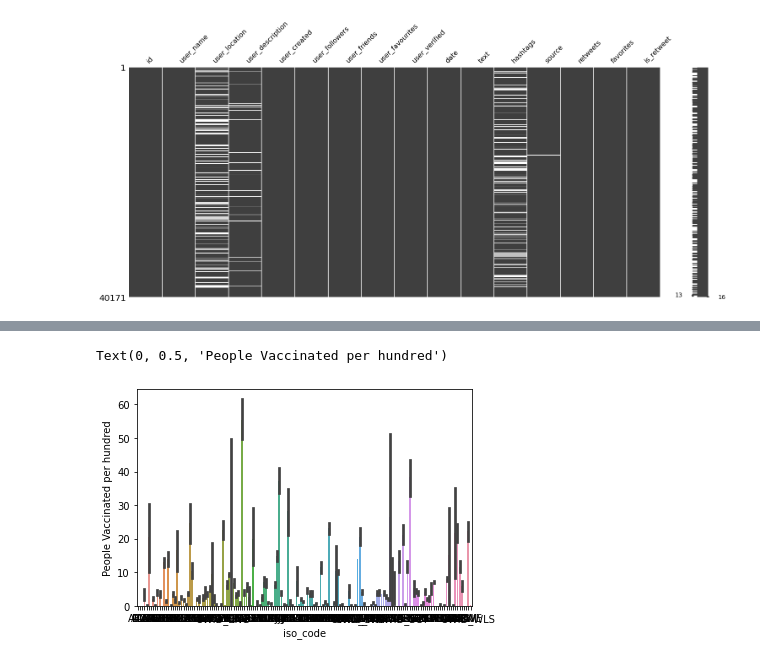
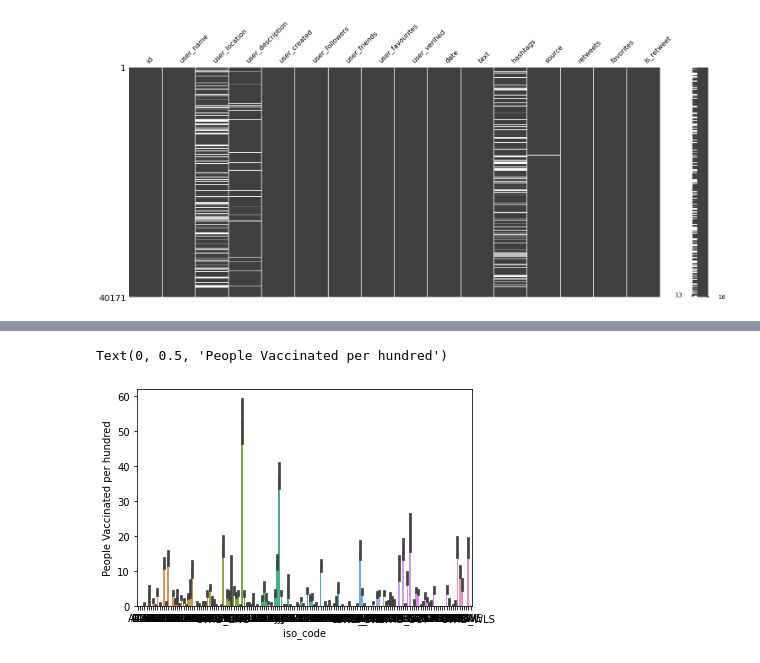
Before and after one commit to JVincentG/EDA, a Jupyter notebook: Covid_Vaccine.ipynb, the cells around one changed output, grey strips where cells are left out. Cells and saved outputs as stored; diff of their text form; code cells hidden in the pictures.

```diff
--- a/Covid_Vaccine.ipynb
+++ b/Covid_Vaccine.ipynb
@@ -9,8 +9,8 @@ import seaborn as sns
 import missingno
 import matplotlib.pyplot as plt
 # %%
-country_vac = pd.read_csv('/content/sample_data/country_vaccinations.csv')
-tweet_vac = pd.read_csv('/content/sample_data/vaccination_all_tweets.csv')
+country_vac = pd.read_csv('/content/country_vaccinations.csv')
+tweet_vac = pd.read_csv('/content/vaccination_all_tweets.csv')
 # %%
 country_vac.head()
 # %% [output]
@@ -144,2 +144,5 @@ Laos                                  1
 Equatorial Guinea                     1
 Name: country, Length: 154, dtype: int64
+# %%
+clean_country_vac = country_vac.fillna(0)
+clean_country_vac.isnull().sum()
@@ -146,6 +187,6 @@ Name: country, Length: 154, dtype: int64
 # %%
-sns.barplot(x= 'iso_code', y='people_vaccinated_per_hundred',data =country_vac)
+sns.barplot(x= 'iso_code', y='people_vaccinated_per_hundred',data =clean_country_vac)
 plt.ylabel('People Vaccinated per hundred')
 # %% [output]
 Text(0, 0.5, 'People Vaccinated per hundred')
-[figure, old version]
+[figure, new version]
```
Also changed, not shown: parts of 6 cells of this notebook.
